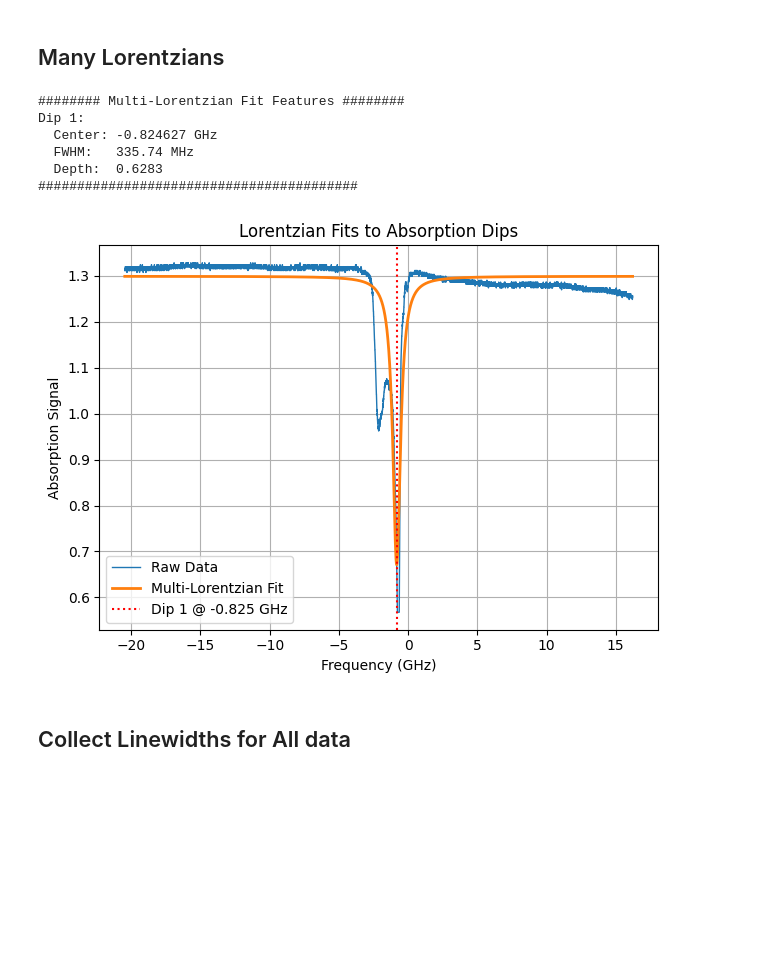
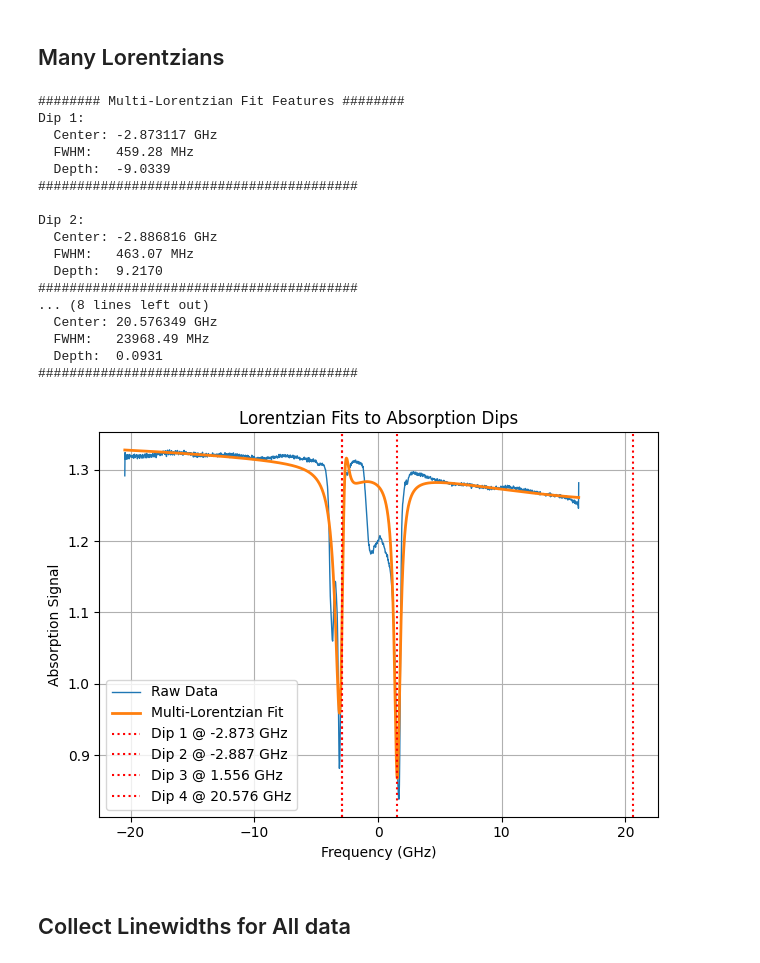
Before and after one commit to fergusayton/sample_coupling_analysis, a Jupyter notebook: 25_03_2025_IH_magnet_ramp_analysis.ipynb, the cells around one changed output. Drawn from its saved outputs; the diff is of its cells as text; code cells hidden in the pictures; blank space fills up the shorter version.

```diff
--- a/25_03_2025_IH_magnet_ramp_analysis.ipynb
+++ b/25_03_2025_IH_magnet_ramp_analysis.ipynb
@@ -657,7 +659,7 @@ Absorption Depth: 0.533984
 ## Lorentzian Fitting ##
 # %%
 ## Lorentzian Fits ##
-fits = mf.fit_lorentzian_dip(freq_axis_GHz, voltage, window_width=1, min_prominence=0.14, to_print=True)
+fits = mf.fit_lorentzian_dip(freq_axis_GHz, voltage, window_width=5, min_prominence=0.14, to_print=True)
 
 plt.plot(freq_axis_GHz, voltage, label='Raw Data', lw=1)
 
@@ -697,35 +699,46 @@ Dip 1:
 ## Many Lorentzians ##
 # %%
 # Perform multi-Lorentzian fit
-fit_result = mf.fit_multi_lorentzian_dip(freq_axis_GHz, voltage, window_width=1, min_prominence=0.15, max_lorentzians=10, to_print=True)
+fit_result = mf.fit_multi_lorentzian_dip(freq_axis_GHz, voltage, window_width=2, min_prominence=0.03, max_lorentzians=50, to_print=True)
 
 # Plot raw data
 plt.plot(freq_axis_GHz, voltage, label='Raw Data', lw=1)
 
 # Check if fit_result is not None
 if fit_result:
     # Plot the combined fit curve
     plt.plot(freq_axis_GHz, fit_result["fit_curve"], label="Multi-Lorentzian Fit", lw=2)
 
     # Plot individual dip positions
     for i, f in enumerate(fit_result["fits"]):
         plt.axvline(f["f_dip"], color='r', linestyle=':', label=f"Dip {i+1} @ {f['f_dip']:.3f} GHz")
 
 plt.xlabel("Frequency (GHz)")
 plt.ylabel("Absorption Signal")
 plt.title("Lorentzian Fits to Absorption Dips")
 plt.grid(True)
 plt.legend()
 plt.tight_layout()
 plt.show()
 # %% [output]
 ######## Multi-Lorentzian Fit Features ########
 Dip 1:
-  Center: -0.824627 GHz
-  FWHM:   335.74 MHz
-  Depth:  0.6283
+  Center: -2.873117 GHz
+  FWHM:   459.28 MHz
+  Depth:  -9.0339
 #########################################
+
+Dip 2:
+  Center: -2.886816 GHz
+  FWHM:   463.07 MHz
+  Depth:  9.2170
+#########################################
+... (8 lines left out)
+  Center: 20.576349 GHz
+  FWHM:   23968.49 MHz
+  Depth:  0.0931
+#########################################
-[figure, old version]
+[figure, new version]
 # %% [markdown]
 ## Collect Linewidths for All data ##
 # %%
```
Also changed, not shown: parts of 4 cells of this notebook, 7 other files.
